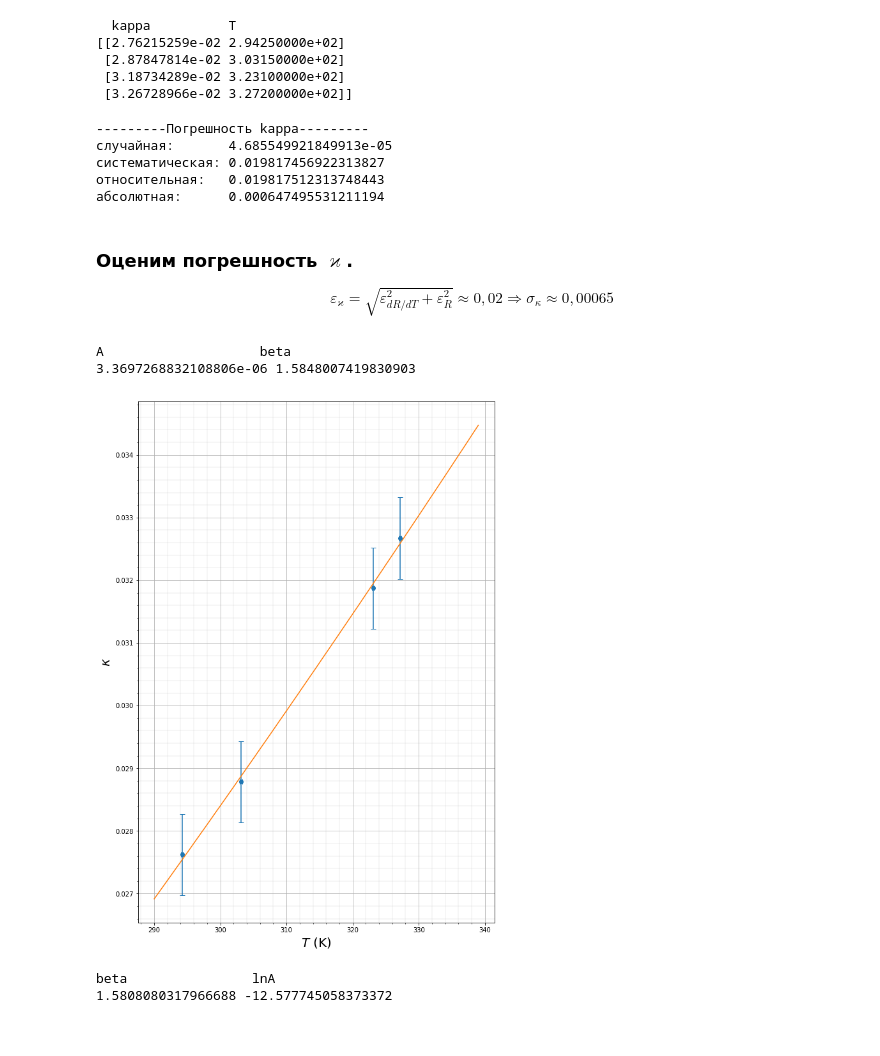
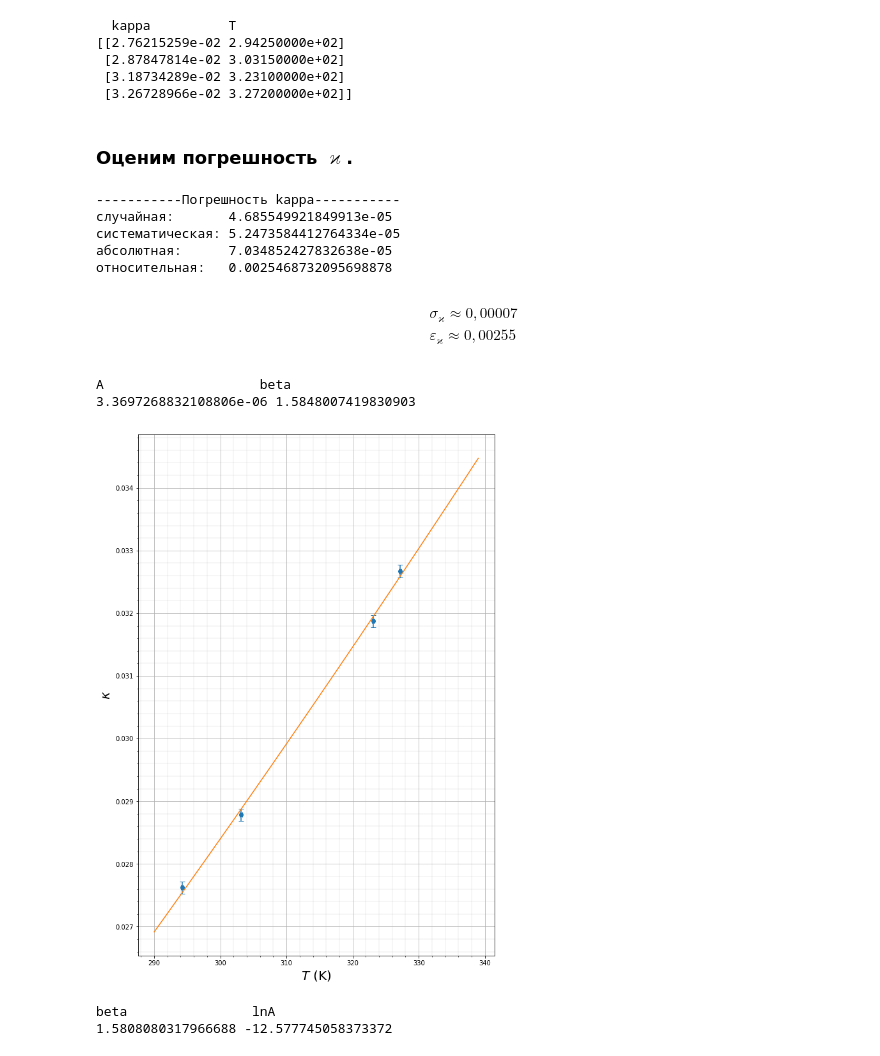
Before and after one commit to iudovin/labs, a Jupyter notebook: calc2-2-3.ipynb, the cells around one changed output. Drawn from its saved outputs; the diff is of its cells as text; code cells hidden in the pictures.

```diff
--- a/calc2-2-3.ipynb
+++ b/calc2-2-3.ipynb
@@ -201,6 +229,8 @@ print(np.transpose([kappa, t]))
  [2.87847814e-02 3.03150000e+02]
  [3.18734289e-02 3.23100000e+02]
  [3.26728966e-02 3.27200000e+02]]
+# %% [markdown]
+### Оценим погрешность $\varkappa$.
 # %%
 def g(x, a, b):
     return a * (x ** b)
@@ -208,28 +238,31 @@ def g(x, a, b):
 k_t_opt, k_t_cov = curve_fit(g, t, kappa)
 
 eps_kappa = math.sqrt(eps_drdt ** 2 + eps_r ** 2)
+sigma_kappa = eps_kappa * max(kappa)
 
 s = 0
 for i in range(len(t)):
     s += (kappa[i] - g(t[i], *k_t_opt)) ** 2
 s = math.sqrt(s / (len(t) * (len(t) - 1)))
 
-print('\n' + '-' * 9 + 'Погрешность kappa' + '-' * 9)
+print('\n' + '-' * 11 + 'Погрешность kappa' + '-' * 11)
 print('случайная:' + ' ' * 6, s)
-print('систематическая:', eps_kappa)
-eps_kappa = math.sqrt(eps_kappa ** 2 + s ** 2)
+print('систематическая:', sigma_kappa)
+sigma_kappa = math.sqrt(sigma_kappa ** 2 + s ** 2)
+print('абсолютная:' + ' ' * 5, sigma_kappa)
+eps_kappa = sigma_kappa / min(kappa)
 print('относительная:' + ' ' * 2, eps_kappa)
-print('абсолютная:' + ' ' * 5, eps_kappa * kappa[3])
 # %% [output]
----------Погрешность kappa---------
+-----------Погрешность kappa-----------
 случайная:       4.685549921849913e-05
-систематическая: 0.019817456922313827
-относительная:   0.019817512313748443
-абсолютная:      0.000647495531211194
+систематическая: 5.2473584412764334e-05
+абсолютная:      7.034852427832638e-05
+относительная:   0.0025468732095698878
-# %% [markdown]
-### Оценим погрешность $\varkappa$.
-
-$$\varepsilon_\varkappa = \sqrt{\varepsilon_{dR/dT}^2 + \varepsilon_R^2} \approx 0,02 \Rightarrow \sigma_\kappa \approx 0,00065$$
+# %% [markdown]
+\begin{aligned}
+    &\sigma_\varkappa \approx 0,00007 \\
+    &\varepsilon_\varkappa \approx 0,00255
+\end{aligned}
 # %%
 print('A' + ' ' * 20 + 'beta')
 print(*k_t_opt)
@@ -239,17 +272,17 @@ A                    beta
 # %%
 plt.figure(figsize = (10, 15))
 plt.minorticks_on()
 plt.grid(which='major')
 plt.grid(which='minor', linewidth='0.2')
 plt.xlabel('$T$ (K)', fontsize=20)
 plt.ylabel('$\kappa$', fontsize=20)
-plt.errorbar(t, kappa, linestyle='', marker='o', xerr=0.2, yerr=0.00065, capsize=4)
+plt.errorbar(t, kappa, linestyle='', marker='o', xerr=0.2, yerr=0.0001, capsize=4)
 xdata = np.arange(290, 340, 1)
 ydata = g(xdata, *k_t_opt)
 plt.plot(xdata, ydata)
 plt.show()
 # %% [output]
-[figure, old version]
+[figure, new version]
 # %%
 ln_kappa = np.array([math.log(i) for i in kappa])
 ln_t = np.array([math.log(i) for i in t])
```
Also changed, not shown: parts of 13 cells of this notebook.
